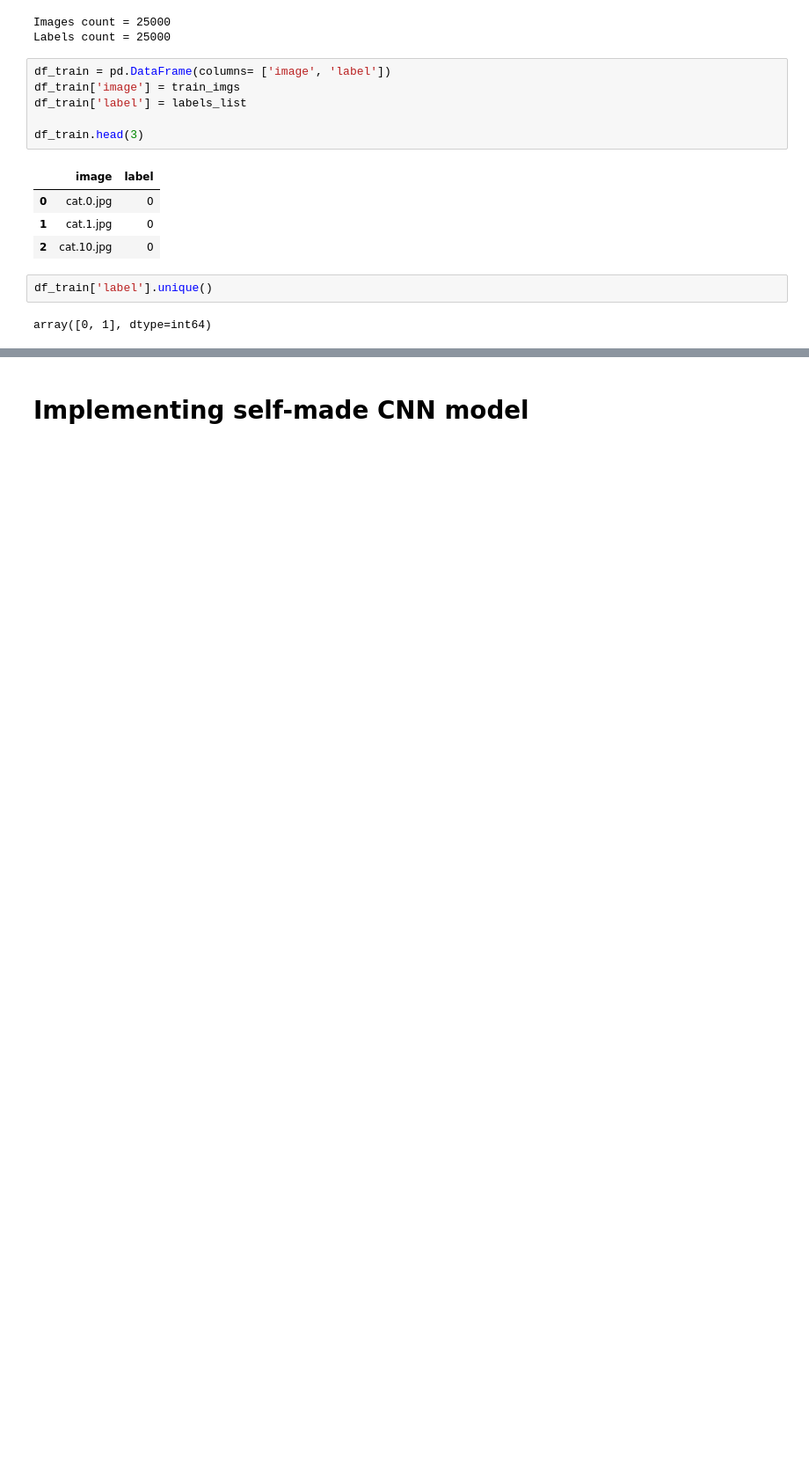
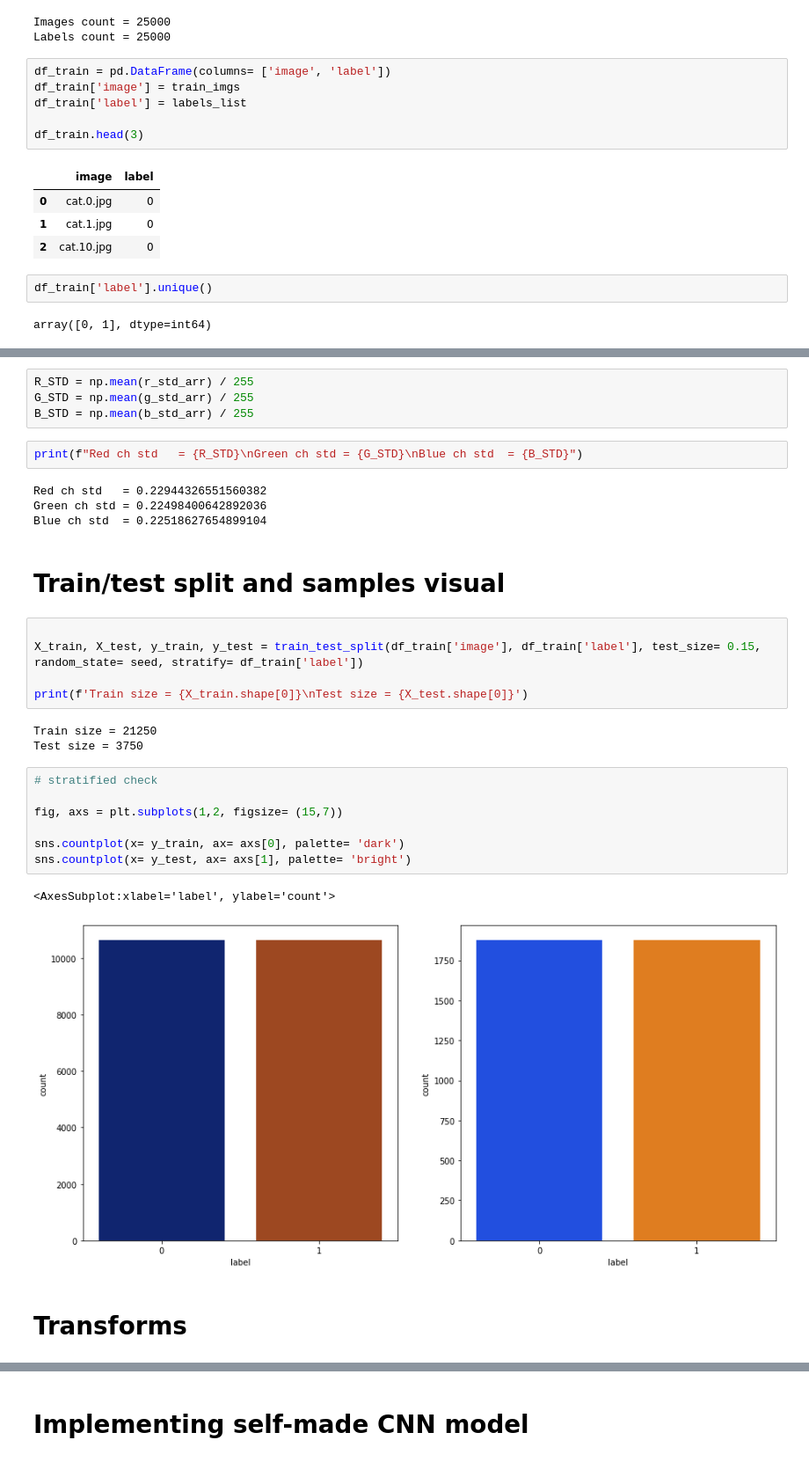
Before and after one commit to ivanshin/Cats_vs_dogs_vision, a Jupyter notebook: expirement_nb.ipynb, the cells around one changed output, grey strips where cells are left out. Shown: that part at 88% size. Cells and saved outputs as stored; diff of their text form; blank space fills up the shorter version.

```diff
--- a/expirement_nb.ipynb
+++ b/expirement_nb.ipynb
@@ -56,0 +147,32 @@ sns.countplot(data= df_train, x= 'label', palette= 'dark')
+# %%
+R_STD = np.mean(r_std_arr) / 255
+G_STD = np.mean(g_std_arr) / 255
+B_STD = np.mean(b_std_arr) / 255
+# %%
+print(f"Red ch std   = {R_STD}\nGreen ch std = {G_STD}\nBlue ch std  = {B_STD}")
+# %% [output]
+Red ch std   = 0.22944326551560382
+Green ch std = 0.22498400642892036
+Blue ch std  = 0.22518627654899104
+# %% [markdown]
+# Train/test split and samples visual
+# %%
+
+X_train, X_test, y_train, y_test = train_test_split(df_train['image'], df_train['label'], test_size= 0.15, random_state= seed, stratify= df_train['label'])
+
+print(f'Train size = {X_train.shape[0]}\nTest size = {X_test.shape[0]}')
+# %% [output]
+Train size = 21250
+Test size = 3750
+# %%
+# stratified check
+
+fig, axs = plt.subplots(1,2, figsize= (15,7))
+
+sns.countplot(x= y_train, ax= axs[0], palette= 'dark')
+sns.countplot(x= y_test, ax= axs[1], palette= 'bright')
+# %% [output]
+<AxesSubplot:xlabel='label', ylabel='count'>
+[figure, added]
+# %% [markdown]
+# Transforms
```
Also changed, not shown: parts of 19 cells of this notebook, 1 other file.
